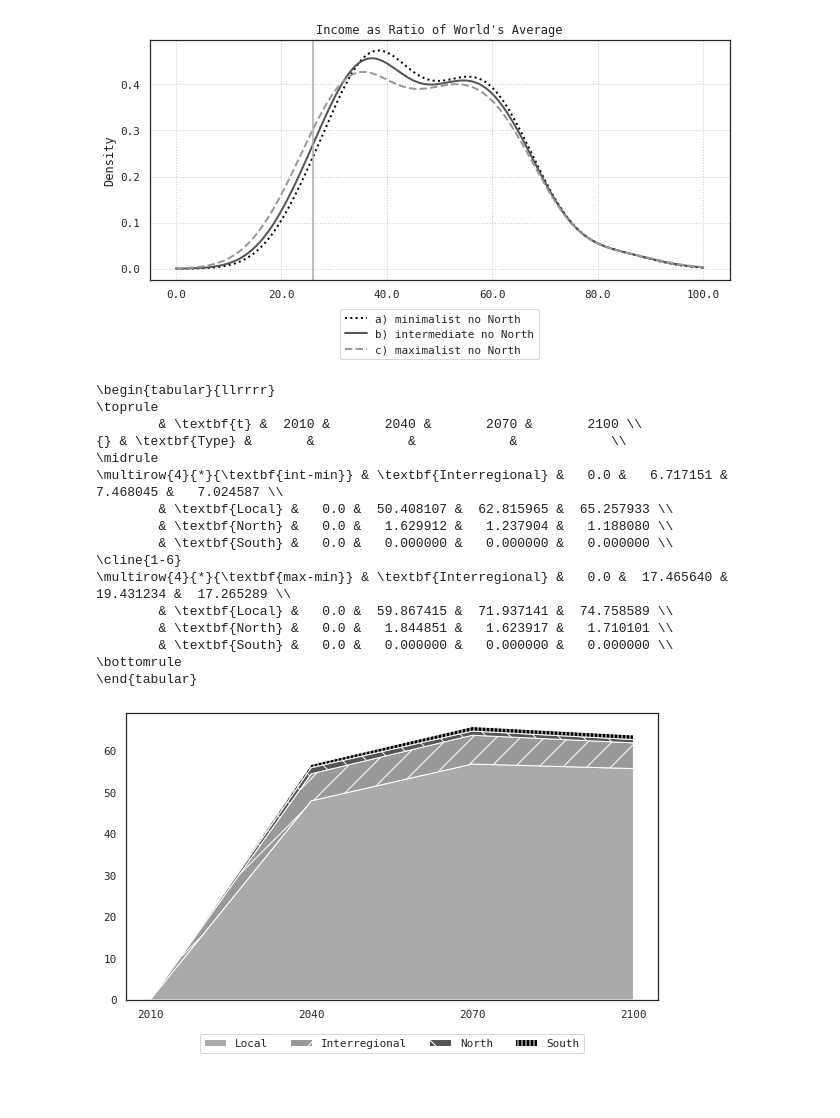
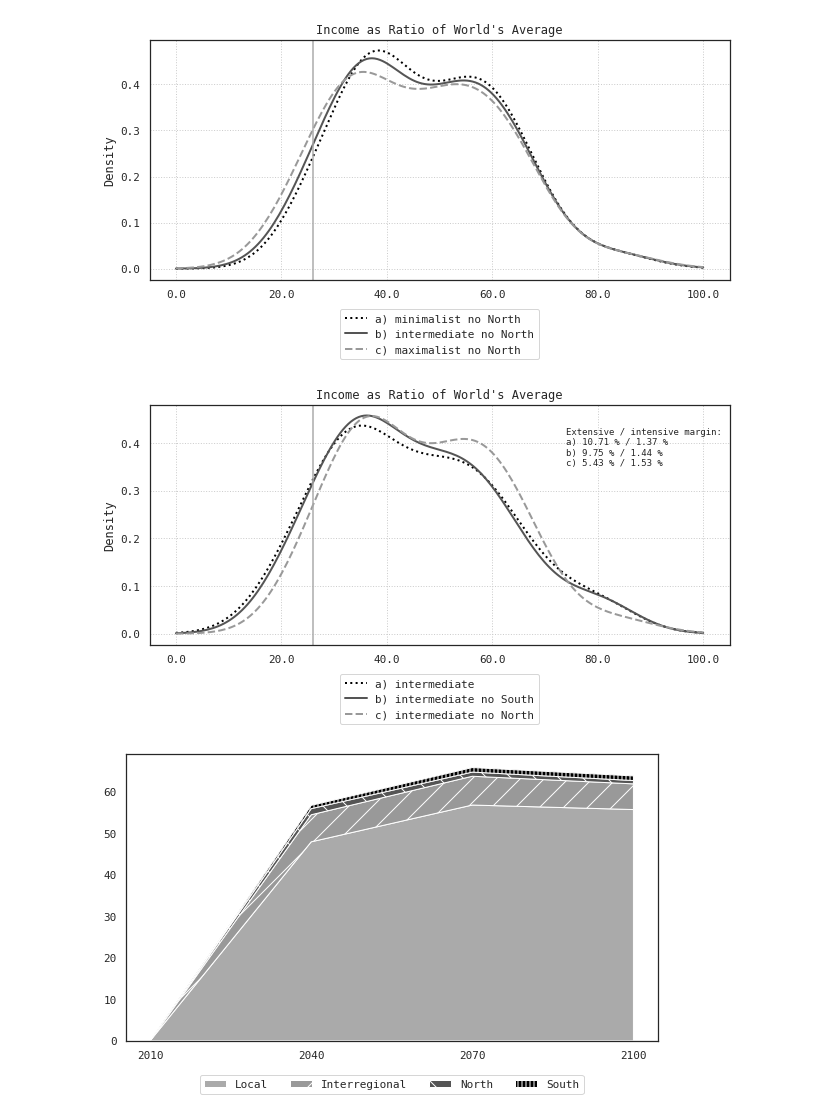
Before and after one commit to hscheewel/GeographyOfClimateMigration, a Jupyter notebook: model.ipynb, the cells around one changed output. Cells and saved outputs as stored; diff of their text form; code cells hidden in the pictures; blank space fills up the shorter version.

```diff
--- a/model.ipynb
+++ b/model.ipynb
@@ -1610,4 +1636,6 @@ m8.out_distplot([m7,m9])
 # %% [output]
 [figure]
 # %%
-m2.out_distplot([m4,m7])
+m1.out_distplot([m4,m7],text=True)
+# %% [output]
+[figure, added]
@@ -1617,27 +1642,13 @@ max_min = (m3.out_migrant_world_stock()-m2.out_migrant_world_stock())
 # %%
-int_min['Type'] = int_min.index
-int_min['Type'] = int_min.Type.str.split('-').apply(lambda x: x[-1])
-int_min = int_min.groupby('Type').sum()
-max_min['Type'] = max_min.index
-max_min['Type'] = max_min.Type.str.split('-').apply(lambda x: x[-1])
-max_min = max_min.groupby('Type').sum()
+def world_stock_text_table(mod_int, mod_max, mod_min):
+    int_min = (mod_int.out_migrant_world_stock()-mod_min.out_migrant_world_stock())
+    int_min = (mod_max.out_migrant_world_stock()-mod_min.out_migrant_world_stock())
+    int_min['Type'] = int_min.index
+    int_min['Type'] = int_min.Type.str.split('-').apply(lambda x: x[-1])
+    int_min = int_min.groupby('Type').sum()
+    max_min['Type'] = max_min.index
+    max_min['Type'] = max_min.Type.str.split('-').apply(lambda x: x[-1])
+    max_min = max_min.groupby('Type').sum()
 
-print(pd.concat([int_min,max_min],0,keys=['int-min','max-min']).to_latex(bold_rows=True,multirow=True))
+    print(pd.concat([int_min,max_min],0,keys=['int-min','max-min']).to_latex(bold_rows=True,multirow=True))
-# %% [output]
-\begin{tabular}{llrrrr}
-\toprule
-        & \textbf{t} &  2010 &       2040 &       2070 &       2100 \\
-{} & \textbf{Type} &       &            &            &            \\
-\midrule
-\multirow{4}{*}{\textbf{int-min}} & \textbf{Interregional} &   0.0 &   6.717151 &   7.468045 &   7.024587 \\
-        & \textbf{Local} &   0.0 &  50.408107 &  62.815965 &  65.257933 \\
-        & \textbf{North} &   0.0 &   1.629912 &   1.237904 &   1.188080 \\
-        & \textbf{South} &   0.0 &   0.000000 &   0.000000 &   0.000000 \\
-\cline{1-6}
-\multirow{4}{*}{\textbf{max-min}} & \textbf{Interregional} &   0.0 &  17.465640 &  19.431234 &  17.265289 \\
-        & \textbf{Local} &   0.0 &  59.867415 &  71.937141 &  74.758589 \\
-        & \textbf{North} &   0.0 &   1.844851 &   1.623917 &   1.710101 \\
-        & \textbf{South} &   0.0 &   0.000000 &   0.000000 &   0.000000 \\
-\bottomrule
-\end{tabular}
 # %%
```
Also changed, not shown: parts of 14 cells of this notebook.
